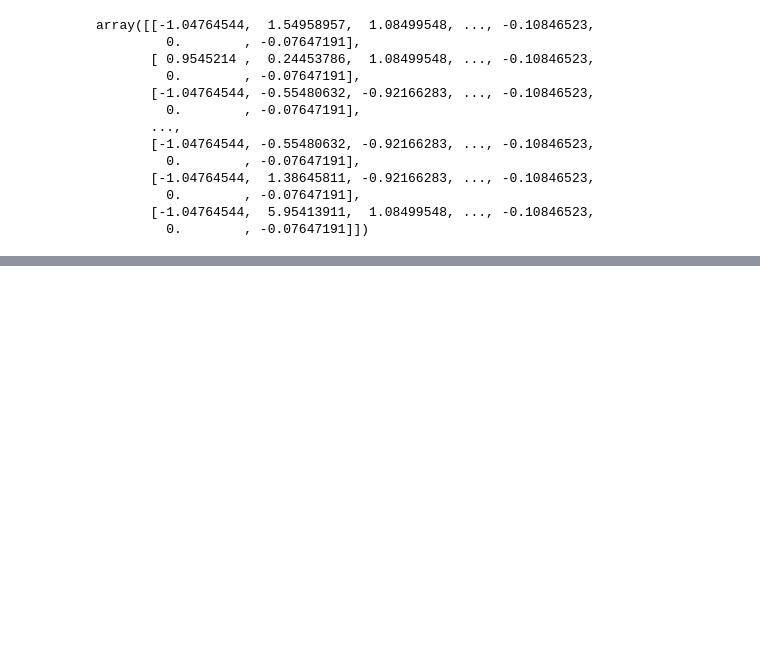
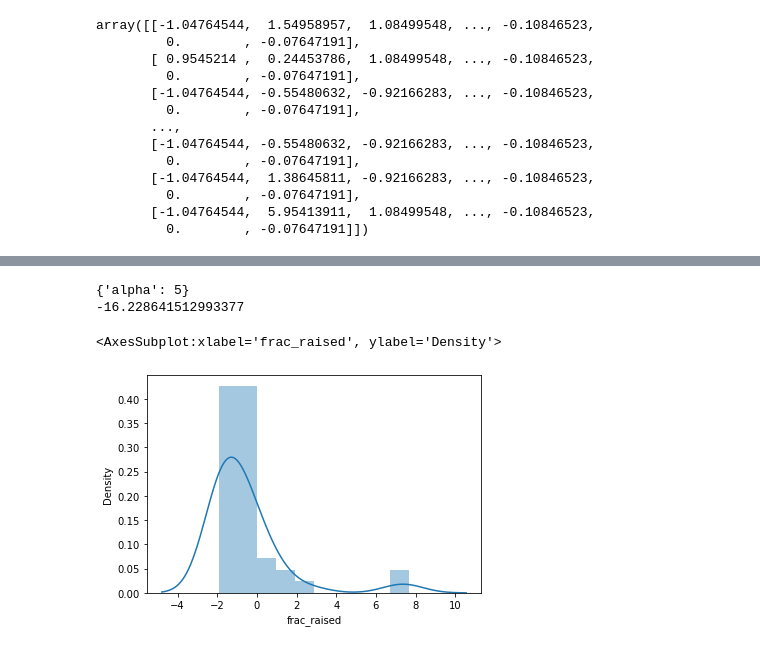
Before and after one commit to justintwoo/Mini-Project-1, a Jupyter notebook: mini_project_2.ipynb, the cells around one changed output, grey strips where cells are left out. Cells and saved outputs as stored; diff of their text form; code cells hidden in the pictures; blank space fills up the shorter version.

```diff
--- a/mini_project_2.ipynb
+++ b/mini_project_2.ipynb
@@ -177,0 +183,19 @@ X_train
+# %%
+# Lasso Regression
+lasso=Lasso()
+parameters={'alpha':[0.0001,0.001,0.01,1,5,10,20,30,35,40,45,50,55,100]}
+lasso_regressor=GridSearchCV(lasso,parameters,scoring='neg_mean_squared_error',cv=5)
+
+lasso_regressor.fit(X_train_scaled,y_train)
+print(lasso_regressor.best_params_)
+print(lasso_regressor.best_score_)
+
+prediction_lasso=lasso_regressor.predict(X_test_scaled)
+
+
+sns.distplot(y_test-prediction_lasso)
+# %% [output]
+{'alpha': 5}
+-16.228641512993377
+<AxesSubplot:xlabel='frac_raised', ylabel='Density'>
+[figure, added]
```
Also changed, not shown: parts of 4 cells of this notebook.
